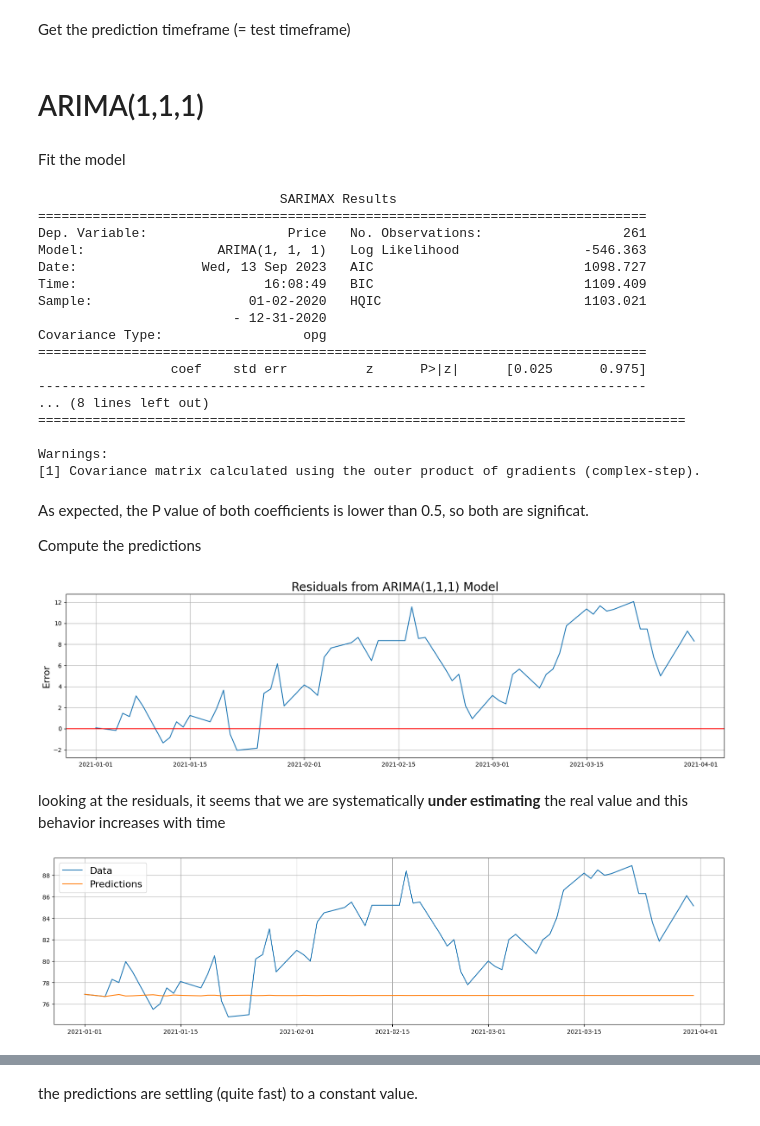
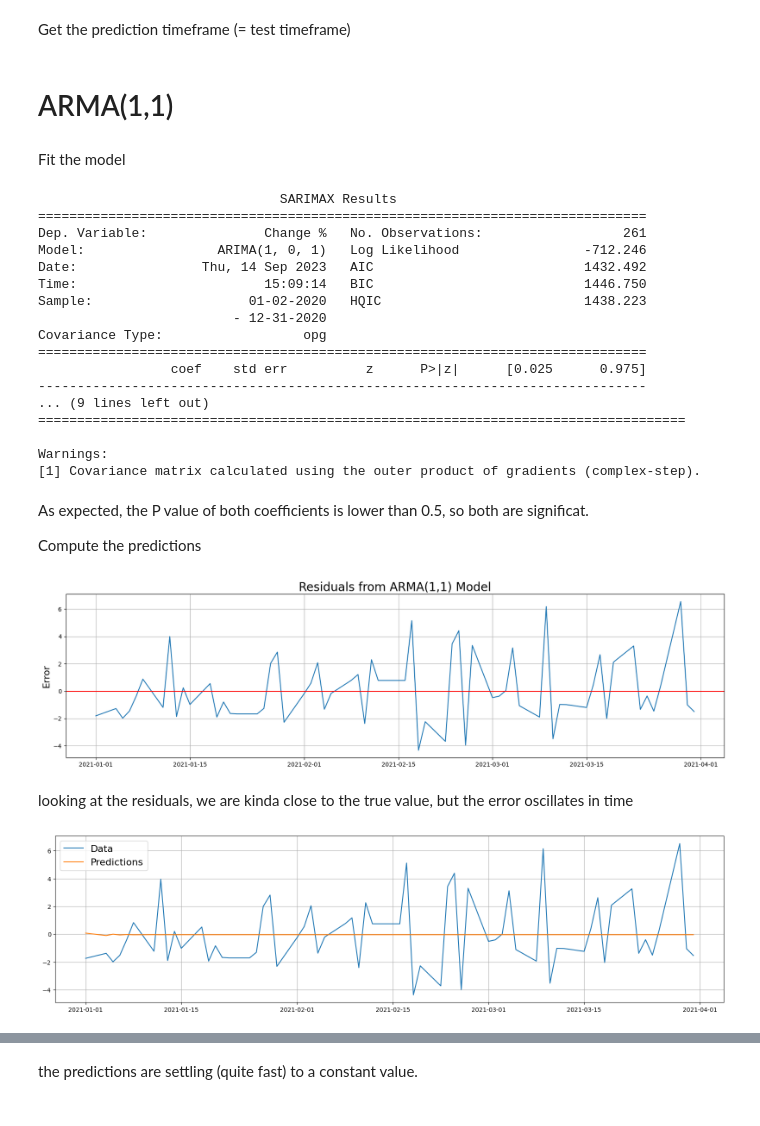
Before and after one commit to Ilvecho/Value-Investor, a Jupyter notebook: Project_5.ipynb, the cells around one changed output, grey strips where cells are left out. Cells and saved outputs as stored; diff of their text form; code cells hidden in the pictures.

```diff
--- a/Project_5.ipynb
+++ b/Project_5.ipynb
@@ -26,3 +26,7 @@ Saving 2020Q1Q2Q3Q4-2021Q1 - Russia - Sberbank Rossii PAO (SBER).csv to 2020Q1Q2
 Saving 2020Q1Q2Q3Q4-2021Q1 - Argentina - Pampa Energia SA (PAMP).csv to 2020Q1Q2Q3Q4-2021Q1 - Argentina - Pampa Energia SA (PAMP).csv
 Saving 2020Q1Q2Q3Q4-2021Q1 - Brazil - Minerva SA_Brazil (BEEF3).csv to 2020Q1Q2Q3Q4-2021Q1 - Brazil - Minerva SA_Brazil (BEEF3).csv
 Saving 2020Q1Q2Q3Q4-2021Q1 - Colombia - Cementos Argos SA (CCB).csv to 2020Q1Q2Q3Q4-2021Q1 - Colombia - Cementos Argos SA (CCB).csv
+# %%
+tmp_data = pd.read_csv('2020Q1Q2Q3Q4-2021Q1 - Argentina - Pampa Energia SA (PAMP).csv')[:-1]
+test = tmp_data['Change %'].apply(lambda x: float(x.strip('%')))
+test
@@ -29,6 +46,7 @@ Saving 2020Q1Q2Q3Q4-2021Q1 - Colombia - Cementos Argos SA (CCB).csv to 2020Q1Q2Q
 # %%
 file_list = os.listdir('/content/')
-data = {}
+price = {}
+change = {}
 
 for filename in file_list:
   if filename.startswith('2020Q1'):
@@ -38,8 +56,10 @@ for filename in file_list:
     tmp_data.set_index('Date', inplace=True)
 
     try:
-      data[country] = tmp_data['Price'].astype(float).sort_index()
+      price[country] = tmp_data['Price'].astype(float).sort_index()
+      change[country] = tmp_data['Change %'].apply(lambda x: float(x.strip('%'))).sort_index()
     except:
       tmp_data['Price'] = tmp_data['Price'].apply(lambda x: x.replace(',', ''))
-      data[country] = tmp_data['Price'].astype(float).sort_index()
+      price[country] = tmp_data['Price'].astype(float).sort_index()
+      change[country] = tmp_data['Change %'].apply(lambda x: float(x.strip('%'))).sort_index()
 # %%
@@ -225,7 +229,7 @@ The EDA suggested to use as model a ARIMA(1,1,1) or ARIMA(3,1,3).
 
 Let's try them both and see the difference in the results.
 # %%
-exp_data = data['Argentina']
+exp_data = change['Brazil']
 exp_data = exp_data.asfreq('b')
 exp_data = exp_data.fillna(method='ffill')
 # %% [markdown]
@@ -241,28 +245,28 @@ Get the prediction timeframe (= test timeframe)
 pred_start_date = test_data.index[0]
 pred_end_date = test_data.index[-1]
 # %% [markdown]
-# ARIMA(1,1,1)
+# ARMA(1,1)
 # %% [markdown]
 Fit the model
 # %%
-model = ARIMA(train_data, order=(1,1,1))
+model = ARIMA(train_data, order=(1,0,1))
 model_fit = model.fit()
 
 print(model_fit.summary())
 # %% [output]
                                SARIMAX Results
 ==============================================================================
-Dep. Variable:                  Price   No. Observations:                  261
-Model:                 ARIMA(1, 1, 1)   Log Likelihood                -546.363
-Date:                Wed, 13 Sep 2023   AIC                           1098.727
-Time:                        16:08:49   BIC                           1109.409
-Sample:                    01-02-2020   HQIC                          1103.021
+Dep. Variable:               Change %   No. Observations:                  261
+Model:                 ARIMA(1, 0, 1)   Log Likelihood                -712.246
+Date:                Thu, 14 Sep 2023   AIC                           1432.492
+Time:                        15:09:14   BIC                           1446.750
+Sample:                    01-02-2020   HQIC                          1438.223
                          - 12-31-2020
 Covariance Type:                  opg
 ==============================================================================
                  coef    std err          z      P>|z|      [0.025      0.975]
 ------------------------------------------------------------------------------
-... (8 lines left out)
+... (9 lines left out)
 ===================================================================================
 
 Warnings:
@@ -277,15 +281,15 @@ residuals = test_data - predictions
 # %%
 plt.figure(figsize=(20,5))
 plt.plot(residuals)
-plt.title('Residuals from ARIMA(1,1,1) Model', fontsize=20)
+plt.title('Residuals from ARMA(1,1) Model', fontsize=20)
 plt.ylabel('Error', fontsize=16)
 plt.axhline(0, color='r')
 plt.grid('on')
 plt.show()
 # %% [output]
-[figure, old version]
+[figure, new version]
 # %% [markdown]
-looking at the residuals, it seems that we are systematically **under estimating** the real value and this behavior increases with time
+looking at the residuals, we are kinda close to the true value, but the error oscillates in time
 # %%
 plt.figure(figsize=(20,5))
 
@@ -296,7 +300,7 @@ plt.legend(('Data', 'Predictions'), fontsize=16)
 plt.grid('on')
 plt.show()
 # %% [output]
-[figure, old version]
+[figure, new version]
 # %%
 predictions.plot()
 plt.show()
```
Also changed, not shown: parts of 54 cells of this notebook.
